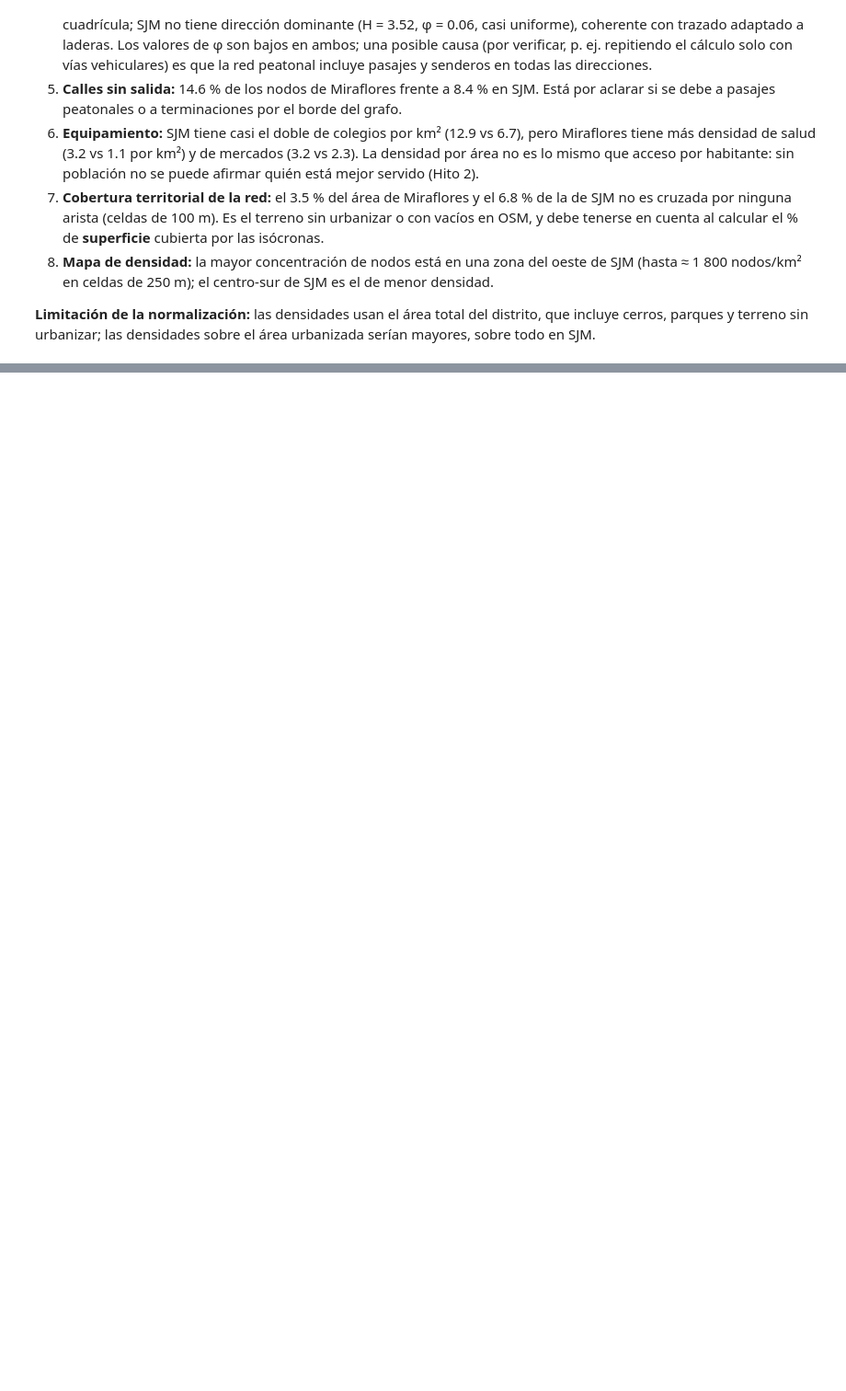
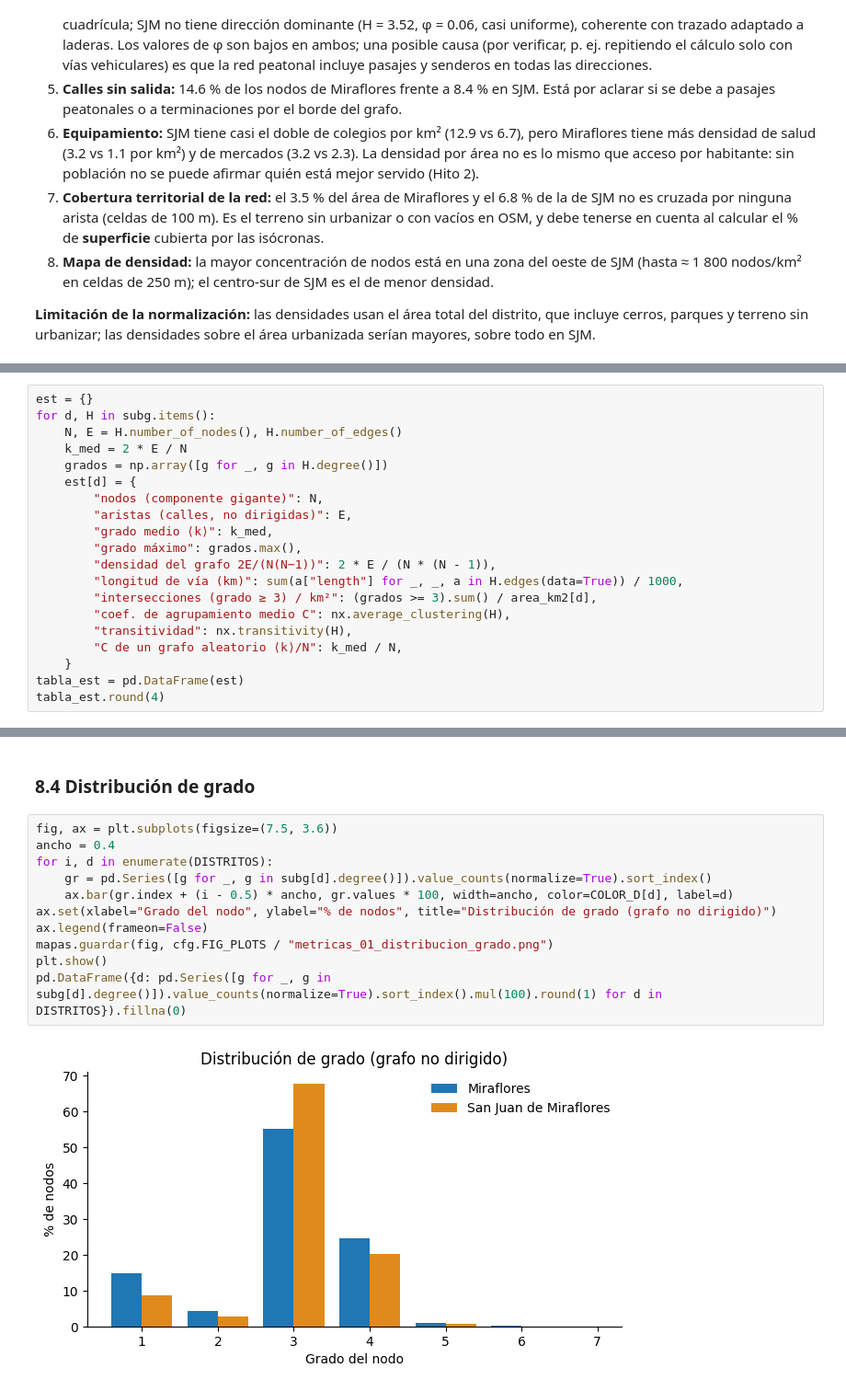
Before and after one commit to lvanCR/lima-walkability-accessibility, a Jupyter notebook: notebooks/03_metricas_y_eda.ipynb, the cells around one changed output, grey strips where cells are left out. Shown at 92% size. Cells and saved outputs as stored; diff of their text form; blank space fills up the shorter version.

```diff
--- a/notebooks/03_metricas_y_eda.ipynb
+++ b/notebooks/03_metricas_y_eda.ipynb
@@ -359,0 +397,20 @@ Guardado: D:\TP-TF_Complex_Networks\data\processed\eda_comparacion_distritos.csv
+# %%
+est = {}
+for d, H in subg.items():
+    N, E = H.number_of_nodes(), H.number_of_edges()
+    k_med = 2 * E / N
+    grados = np.array([g for _, g in H.degree()])
+    est[d] = {
+        "nodos (componente gigante)": N,
+        "aristas (calles, no dirigidas)": E,
+        "grado medio ⟨k⟩": k_med,
+        "grado máximo": grados.max(),
+        "densidad del grafo 2E/(N(N−1))": 2 * E / (N * (N - 1)),
+        "longitud de vía (km)": sum(a["length"] for _, _, a in H.edges(data=True)) / 1000,
+        "intersecciones (grado ≥ 3) / km²": (grados >= 3).sum() / area_km2[d],
+        "coef. de agrupamiento medio C": nx.average_clustering(H),
+        "transitividad": nx.transitivity(H),
+        "C de un grafo aleatorio ⟨k⟩/N": k_med / N,
+    }
+tabla_est = pd.DataFrame(est)
+tabla_est.round(4)
@@ -359,0 +528,15 @@ Guardado: D:\TP-TF_Complex_Networks\data\processed\eda_comparacion_distritos.csv
+# %% [markdown]
+### 8.4 Distribución de grado
+# %%
+fig, ax = plt.subplots(figsize=(7.5, 3.6))
+ancho = 0.4
+for i, d in enumerate(DISTRITOS):
+    gr = pd.Series([g for _, g in subg[d].degree()]).value_counts(normalize=True).sort_index()
+    ax.bar(gr.index + (i - 0.5) * ancho, gr.values * 100, width=ancho, color=COLOR_D[d], label=d)
+ax.set(xlabel="Grado del nodo", ylabel="% de nodos", title="Distribución de grado (grafo no dirigido)")
+ax.legend(frameon=False)
+mapas.guardar(fig, cfg.FIG_PLOTS / "metricas_01_distribucion_grado.png")
+plt.show()
+pd.DataFrame({d: pd.Series([g for _, g in subg[d].degree()]).value_counts(normalize=True).sort_index().mul(100).round(1) for d in DISTRITOS}).fillna(0)
+# %% [output]
+[figure, added]
```
Also changed, not shown: parts of 21 cells of this notebook, 9 other files.
